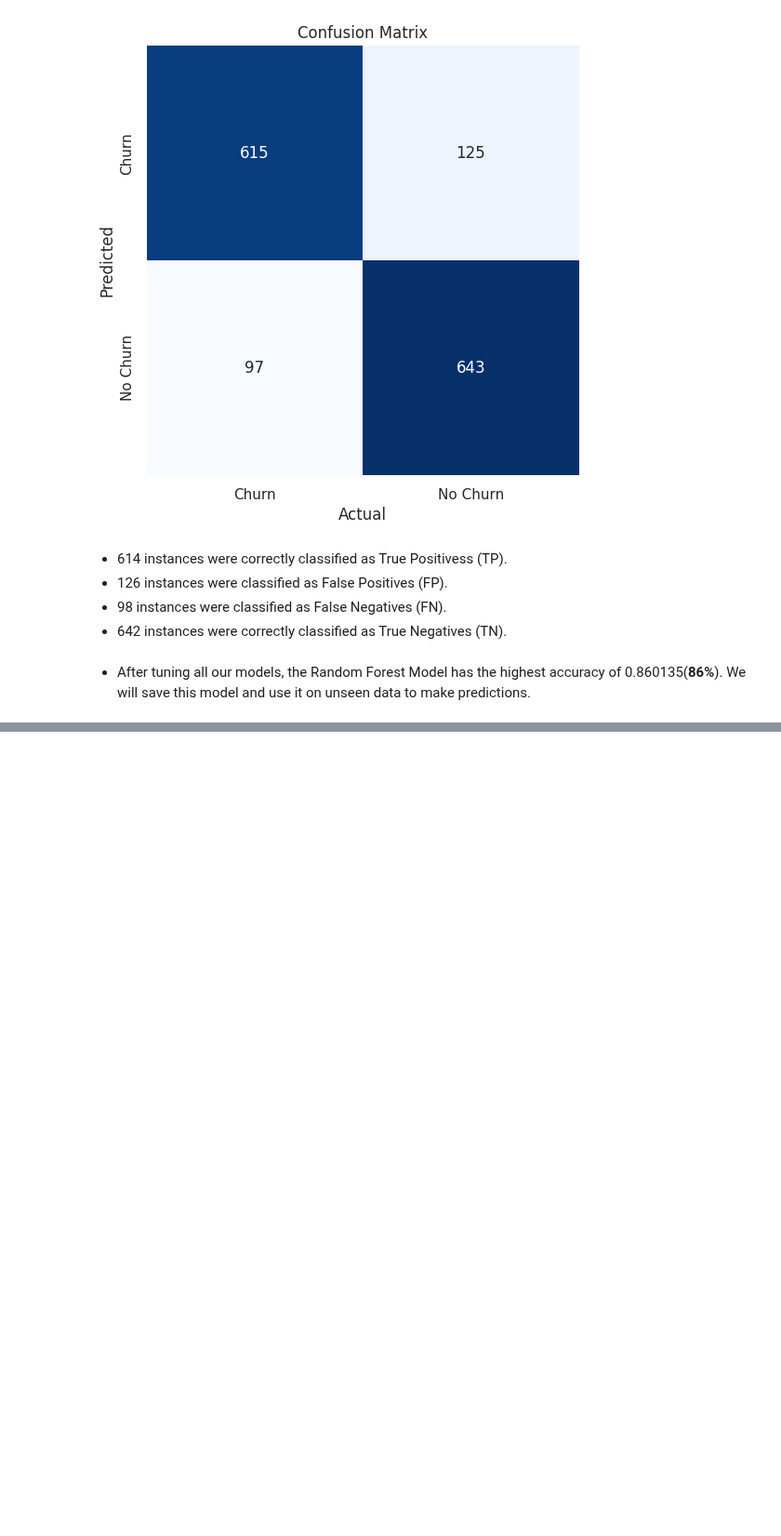
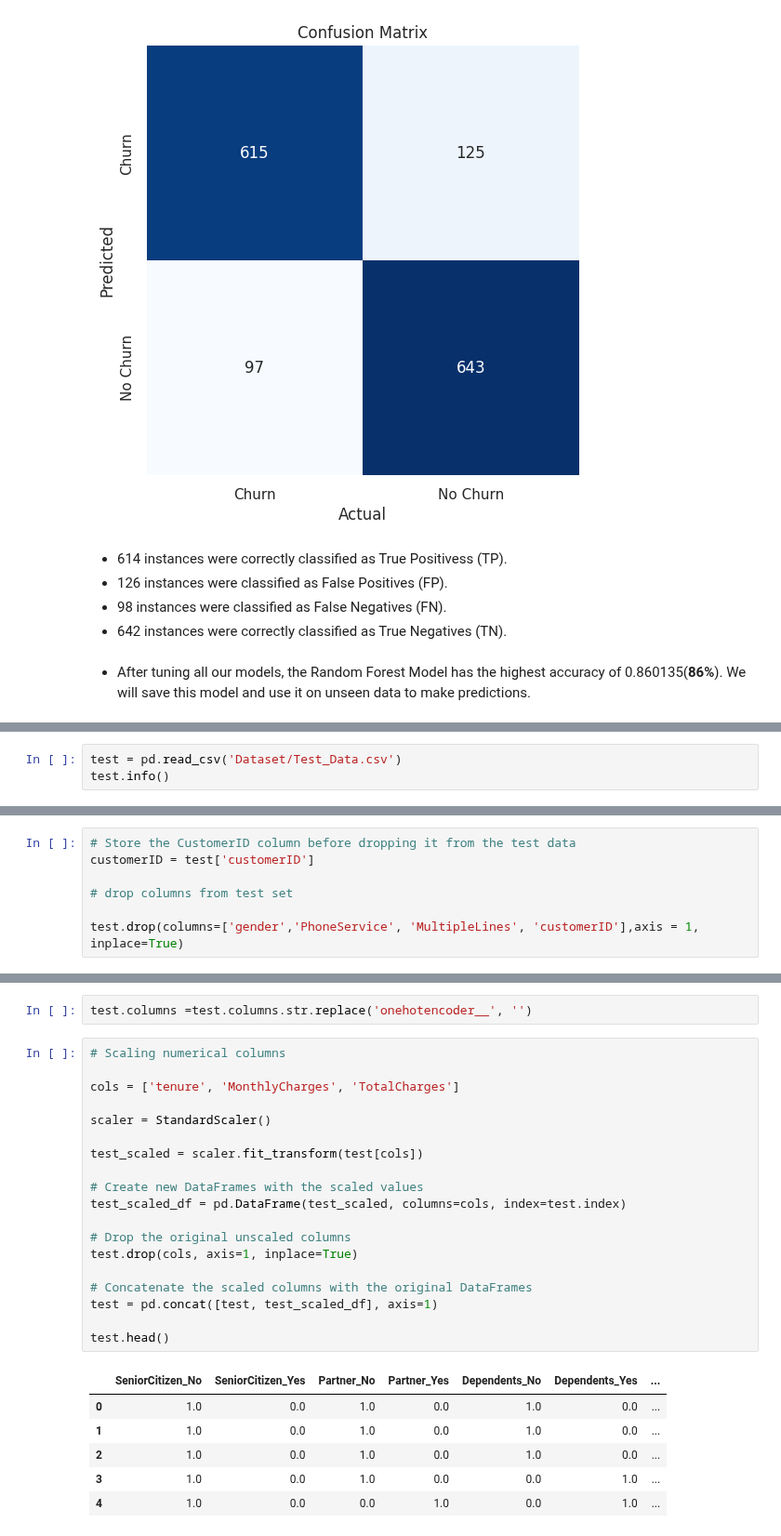
Before and after one commit to OAtulA/customer-churn-prediction, a Jupyter notebook: Project_notebook.ipynb, the cells around one changed output, grey strips where cells are left out. Shown at 93% size. Drawn from its saved outputs; the diff is of its cells as text; blank space fills up the shorter version.

```diff
--- a/Project_notebook.ipynb
+++ b/Project_notebook.ipynb
@@ -2050,0 +2074,3 @@ plt.show()
+# %%
+test = pd.read_csv('Dataset/Test_Data.csv')
+test.info()
@@ -2050,0 +2095,7 @@ plt.show()
+# %%
+# Store the CustomerID column before dropping it from the test data
+customerID = test['customerID']
+
+# drop columns from test set
+
+test.drop(columns=['gender','PhoneService', 'MultipleLines', 'customerID'],axis = 1, inplace=True)
@@ -2050,0 +2136,28 @@ plt.show()
+# %%
+test.columns =test.columns.str.replace('onehotencoder__', '')
+# %%
+# Scaling numerical columns
+
+cols = ['tenure', 'MonthlyCharges', 'TotalCharges']
+
+scaler = StandardScaler()
+
+test_scaled = scaler.fit_transform(test[cols])
+
+# Create new DataFrames with the scaled values
+test_scaled_df = pd.DataFrame(test_scaled, columns=cols, index=test.index)
+
+# Drop the original unscaled columns
+test.drop(cols, axis=1, inplace=True)
+
+# Concatenate the scaled columns with the original DataFrames
+test = pd.concat([test, test_scaled_df], axis=1)
+
+test.head()
+# %% [output]
+|  | SeniorCitizen_No | SeniorCitizen_Yes | Partner_No | Partner_Yes | Dependents_No | Dependents_Yes | ... |
+| 0 | 1.0 | 0.0 | 1.0 | 0.0 | 1.0 | 0.0 | ... |
+| 1 | 1.0 | 0.0 | 1.0 | 0.0 | 1.0 | 0.0 | ... |
+| 2 | 1.0 | 0.0 | 1.0 | 0.0 | 1.0 | 0.0 | ... |
+| 3 | 1.0 | 0.0 | 1.0 | 0.0 | 0.0 | 1.0 | ... |
+| 4 | 1.0 | 0.0 | 0.0 | 1.0 | 0.0 | 1.0 | ... |
```
Also changed, not shown: parts of 24 cells of this notebook, 2 other files.
